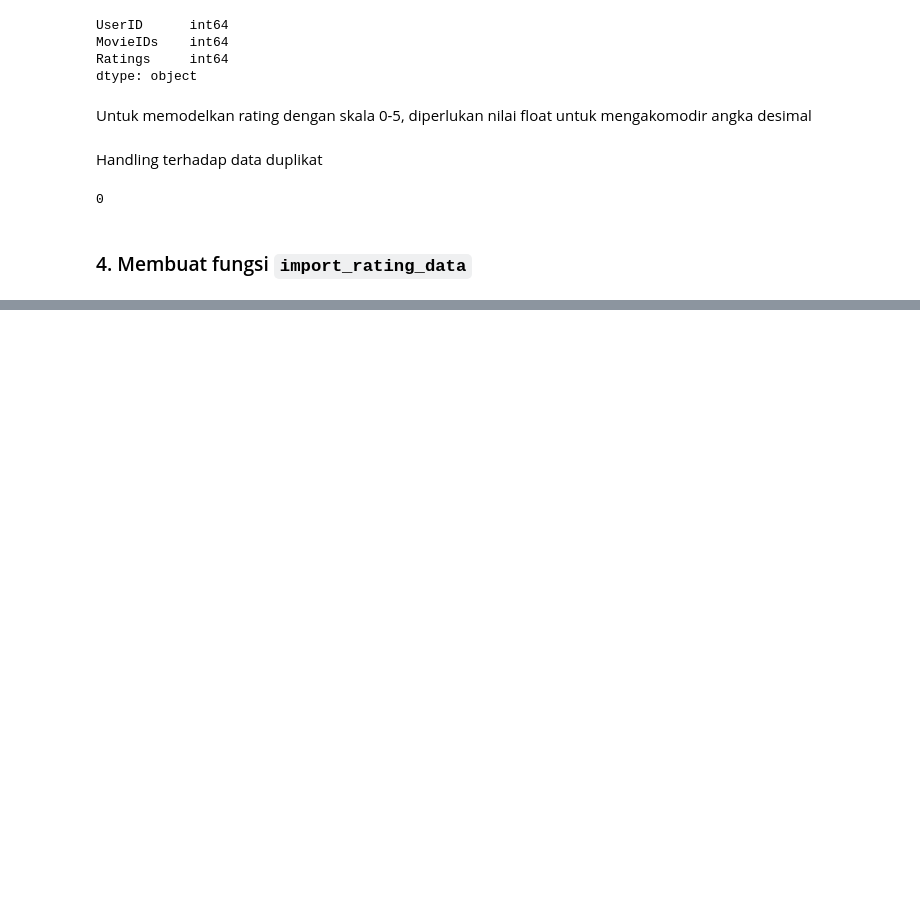
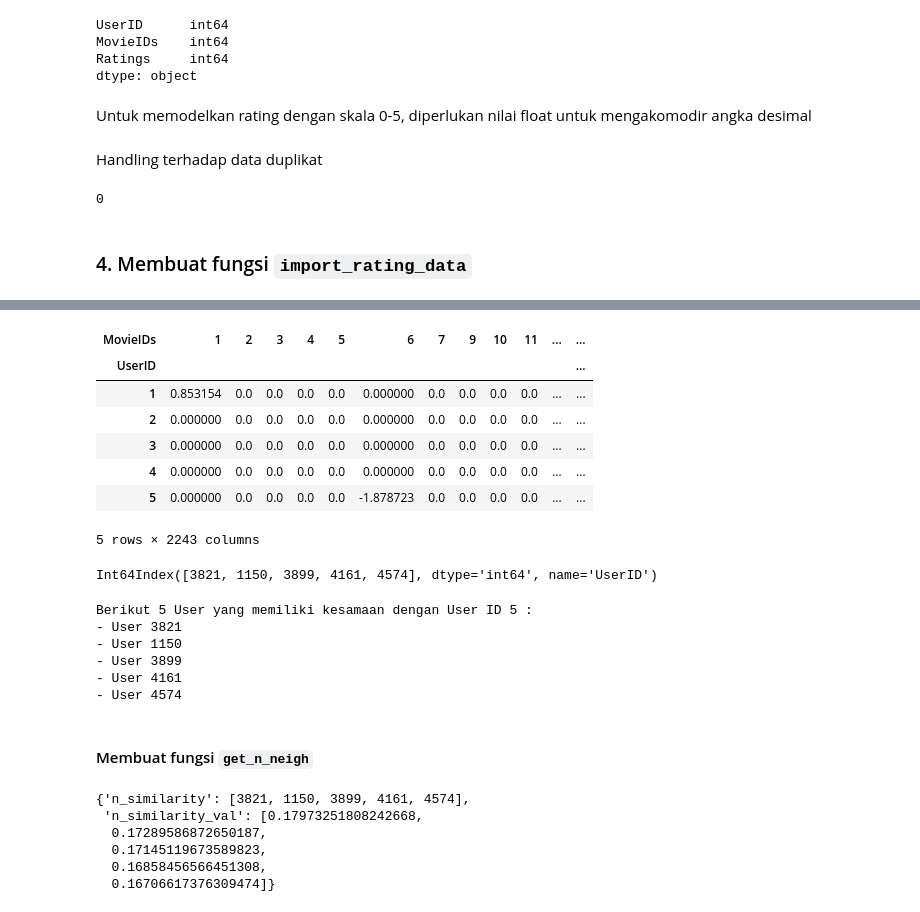
Before and after one commit to axeltanjung/movie_recsys, a Jupyter notebook: notebook/recommender_system.ipynb, the cells around one changed output, grey strips where cells are left out. Cells and saved outputs as stored; diff of their text form; code cells hidden in the pictures; blank space fills up the shorter version.

```diff
--- a/notebook/recommender_system.ipynb
+++ b/notebook/recommender_system.ipynb
@@ -94,0 +351,4 @@ def import_data_data(path, frac=0.01):
+# %%
+# Mencari 5 tetangga terdekat menggunakan Cosine Similarity
+user_mean_ = pivot_df_ratings.mean(axis=0)
+user_mean_
@@ -94,0 +369,13 @@ def import_data_data(path, frac=0.01):
+# %%
+# Kurangi rating dengan user rating
+rating_subtract_user_mean = (pivot_df_ratings - user_mean_).fillna(0)
+rating_subtract_user_mean.head()
+# %% [output]
+| MovieIDs | 1 | 2 | 3 | 4 | 5 | 6 | 7 | 9 | 10 | 11 | ... | ... |
+| UserID |  |  |  |  |  |  |  |  |  |  |  | ... |
+| 1 | 0.853154 | 0.0 | 0.0 | 0.0 | 0.0 | 0.000000 | 0.0 | 0.0 | 0.0 | 0.0 | ... | ... |
+| 2 | 0.000000 | 0.0 | 0.0 | 0.0 | 0.0 | 0.000000 | 0.0 | 0.0 | 0.0 | 0.0 | ... | ... |
+| 3 | 0.000000 | 0.0 | 0.0 | 0.0 | 0.0 | 0.000000 | 0.0 | 0.0 | 0.0 | 0.0 | ... | ... |
+| 4 | 0.000000 | 0.0 | 0.0 | 0.0 | 0.0 | 0.000000 | 0.0 | 0.0 | 0.0 | 0.0 | ... | ... |
+| 5 | 0.000000 | 0.0 | 0.0 | 0.0 | 0.0 | -1.878723 | 0.0 | 0.0 | 0.0 | 0.0 | ... | ... |
+5 rows × 2243 columns
@@ -94,0 +405,25 @@ def import_data_data(path, frac=0.01):
+# %%
+# Urutkan similarity_val secara descending
+sort_index = np.argsort(similarity_val)[::-1]
+
+# Jumlah nilai terdekat yang dicari
+n = 5
+
+# Mendapatkan nilai terdekat
+n_similarity = rating_subtract_user_mean.index[sort_index[1: n+1]]
+n_similarity
+# %% [output]
+Int64Index([3821, 1150, 3899, 4161, 4574], dtype='int64', name='UserID')
+# %%
+print(f'Berikut {5} User yang memiliki kesamaan dengan User ID {UserID} :')
+for i in range(len(n_similarity)):
+    print(f'- User {n_similarity[i]}')
+# %% [output]
+Berikut 5 User yang memiliki kesamaan dengan User ID 5 :
+- User 3821
+- User 1150
+- User 3899
+- User 4161
+- User 4574
+# %% [markdown]
+#### Membuat fungsi `get_n_neigh`
@@ -94,0 +489,10 @@ def import_data_data(path, frac=0.01):
+# %%
+list_neigh = get_n_neigh(rating_subtract_user_mean= rating_subtract_user_mean, userid= 5, n=5)
+list_neigh
+# %% [output]
+{'n_similarity': [3821, 1150, 3899, 4161, 4574],
+ 'n_similarity_val': [0.17973251808242668,
+  0.17289586872650187,
+  0.17145119673589823,
+  0.16858456566451308,
+  0.16706617376309474]}
```
Also changed, not shown: parts of 37 cells of this notebook.
